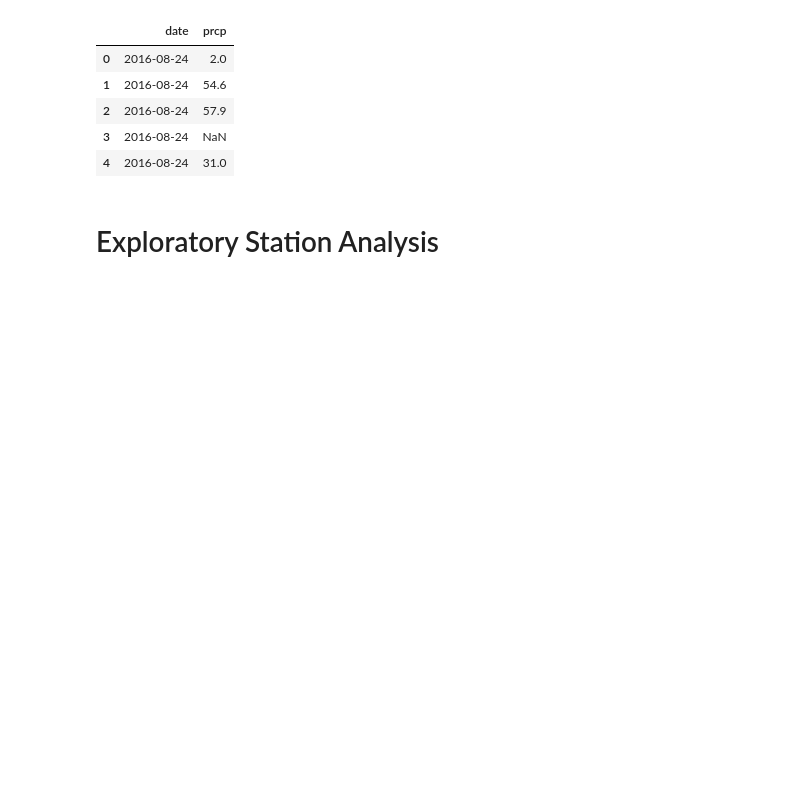
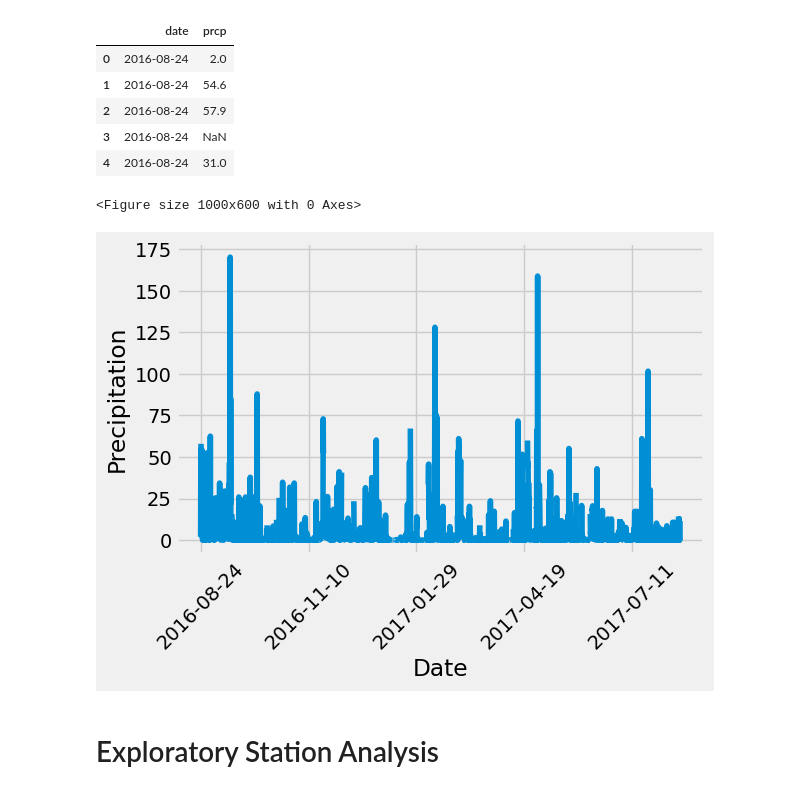
Before and after one commit to yslavcom-code/sqlalchemy-challenge, a Jupyter notebook: climate_starter.ipynb, the cells around one changed output. Saved outputs shown, nothing was run; the diff lists cells and outputs as text; code cells hidden in the pictures; blank space fills up the shorter version.

Commit message:
plot precipitation chart

```diff
--- a/climate_starter.ipynb
+++ b/climate_starter.ipynb
@@ -89,3 +87,17 @@ precip_df.head(5)
+# %%
+# Use Pandas to calculate the summary statistics for the precipitation data
+precip_df.set_index('date', inplace=True)
+
+plt.figure(figsize=(10, 6))
+precip_df.plot(y='prcp', legend=False)
+plt.xlabel("Date")
+plt.ylabel("Precipitation")
+plt.xticks(rotation=45)
+plt.tight_layout()
+plt.show()
+# %% [output]
+<Figure size 1000x600 with 0 Axes>
+[figure, added]
 # %% [markdown]
 # Exploratory Station Analysis
 # %%
```
Also changed, not shown: parts of 3 cells of this notebook.
